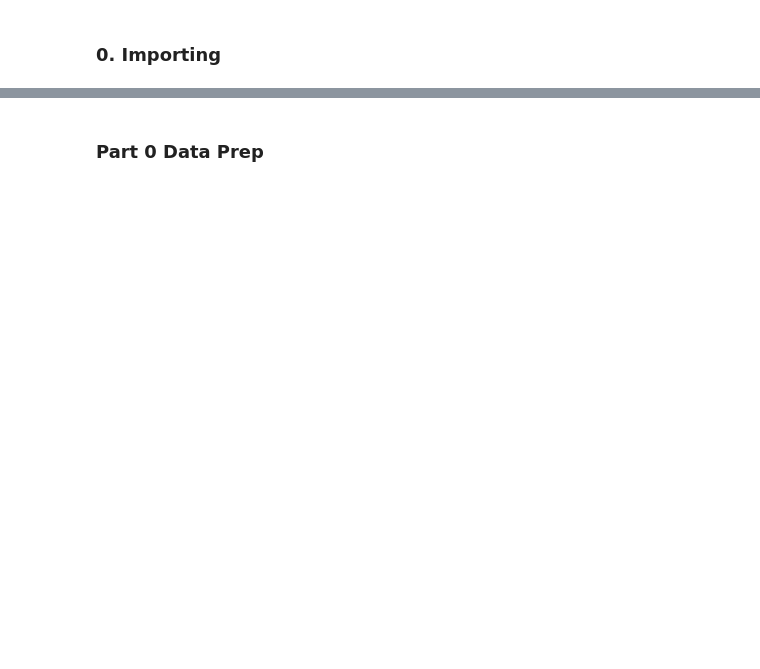
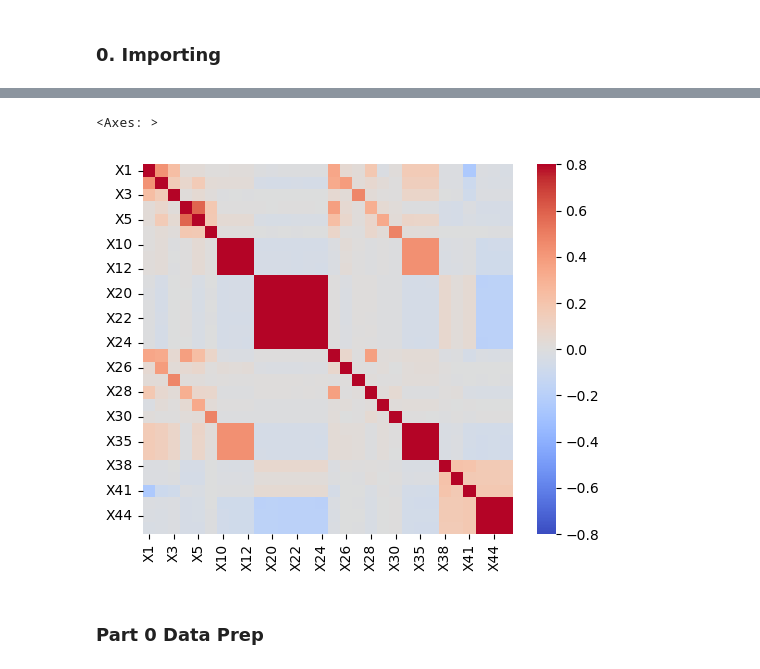
Before and after one commit to tjmeltesen/AML, a Jupyter notebook: Project/inspections.ipynb, the cells around one changed output, grey strips where cells are left out. Saved outputs shown, nothing was run; the diff lists cells and outputs as text; code cells hidden in the pictures; blank space fills up the shorter version.

```diff
--- a/Project/inspections.ipynb
+++ b/Project/inspections.ipynb
@@ -59,3 +137,8 @@ sns.heatmap(df.corr())
+# %%
+sns.heatmap(X_reduced.corr(), square=True, vmax=.8, vmin=-.8, center=0, cmap='coolwarm')
+# %% [output]
+<Axes: >
+[figure, added]
 # %% [markdown]
 ### Part 0 Data Prep
 # %%
```
Also changed, not shown: parts of 21 cells of this notebook.
